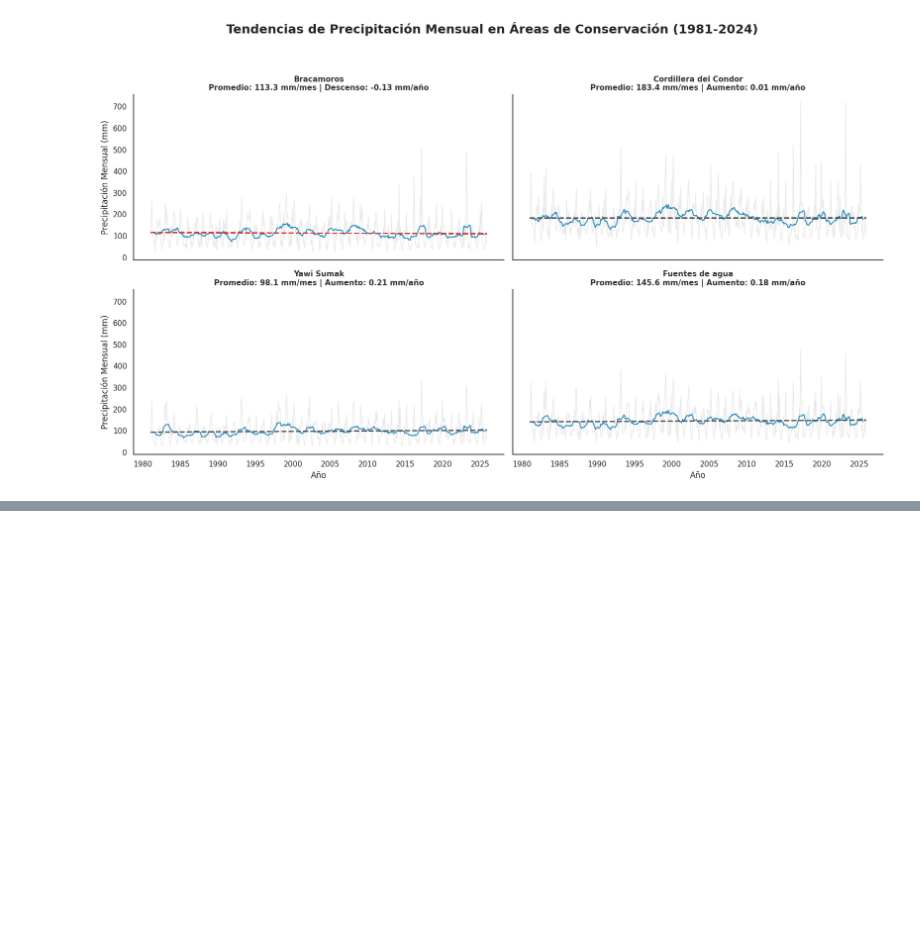
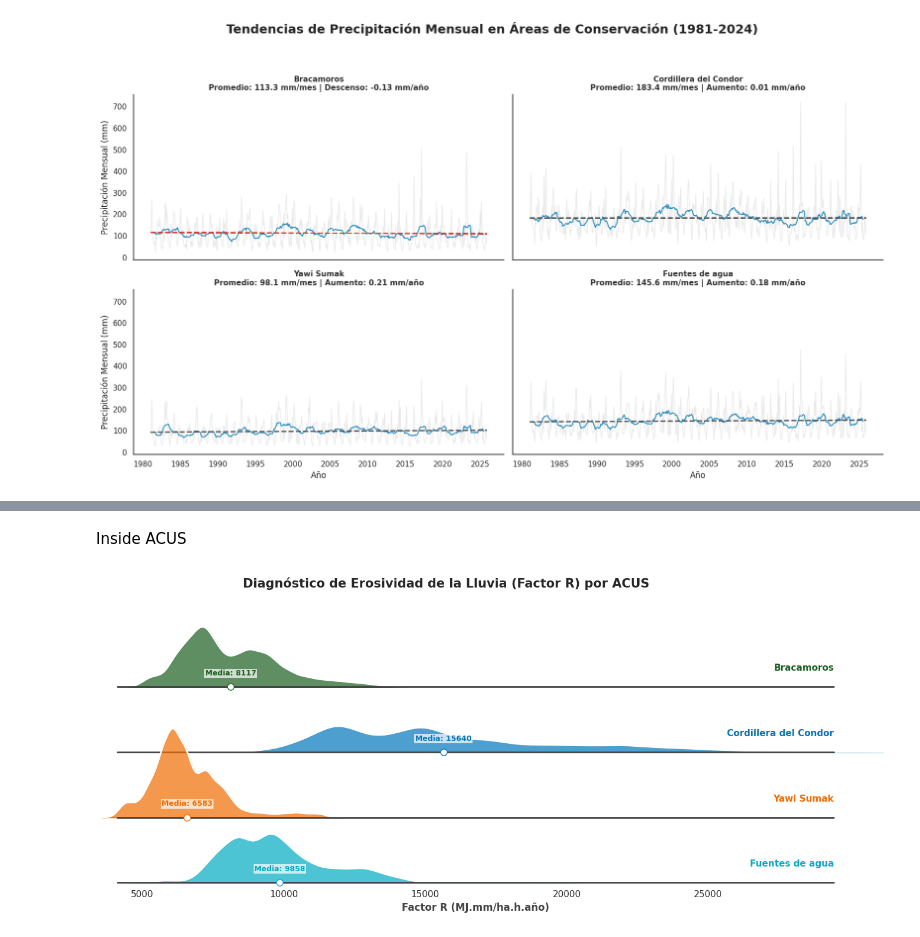
Before and after one commit to daningMontano/ACUS_ECOSYSTEM_FUNCTION_ZCH, a Jupyter notebook: Notebooks/Init_biophysical_charact/1_Base_line.ipynb, the cells around one changed output, grey strips where cells are left out. Drawn from its saved outputs; the diff is of its cells as text; code cells hidden in the pictures; blank space fills up the shorter version.

```diff
--- a/Notebooks/Init_biophysical_charact/1_Base_line.ipynb
+++ b/Notebooks/Init_biophysical_charact/1_Base_line.ipynb
@@ -1188,0 +1596,71 @@ plt.show()
+# %% [markdown]
+Inside ACUS
+# %%
+# --- VISUALIZACIÓN DEL FACTOR R POR ACUS (RIDGELINE PLOT) ---
+
+# 1. Extracción de datos (Ya realizado en df_r_plot)
+# Aseguramos que los datos estén cargados si se ejecuta de nuevo la celda
+nombres_categorias = acus.aggregate_array('Nombre').distinct().getInfo()
+all_r_data = []
+
+for nombre in nombres_categorias:
+    subset = acus.filter(ee.Filter.eq('Nombre', nombre))
+    dict_values = r_factor.reduceRegion(
+        reducer=ee.Reducer.toList(),
+        geometry=subset.geometry(),
+        scale=1000,
+        maxPixels=1e8
+    ).getInfo()
+
+    values_list = dict_values.get('R_Factor')
+    if values_list:
+        df_temp = pd.DataFrame({'R_Factor': values_list, 'ACUS': nombre})
+        all_r_data.append(df_temp)
+
+df_r_plot = pd.concat(all_r_data, ignore_index=True)
+
+# 2. Configuración estética del Ridgeline Plot
+sns.set_theme(style="white", rc={"axes.facecolor": (0, 0, 0, 0)})
+custom_colors = ['#1B5E20', '#0277BD', '#EF6C00', '#00ACC1']
+
+# Crear el FacetGrid usando la paleta personalizada
+g = sns.FacetGrid(df_r_plot, row="ACUS", hue="ACUS", aspect=9, height=1.5, palette=custom_colors)
+
+# Mapear las densidades (KDE)
+g.map(sns.kdeplot, "R_Factor", bw_adjust=.6, clip_on=False, fill=True, alpha=0.7, linewidth=1.5)
+g.map(sns.kdeplot, "R_Factor", clip_on=False, color="white", lw=2, bw_adjust=.6)
+g.map(plt.axhline, y=0, lw=2, clip_on=False, color="#444444")
+
+# 3. Función de etiquetado para las ACUS y estadísticas (Nombres a la derecha)
+def annotate_r_factor(x, color, label):
+    ax = plt.gca()
+    curr_mean = x.mean()
+
+    # Nombre de la ACUS a la derecha
+    ax.text(1, 0.2, label, fontweight="bold", color=color,
+            ha="right", va="center", transform=ax.transAxes, fontsize=11)
+
+    # Punto de la media
+    ax.plot([curr_mean], [0], marker='o', color='white', markeredgecolor=color,
+            markersize=8, zorder=10, clip_on=False)
+
+    # Etiqueta de la media
+    ax.text(curr_mean, 0.00005, f'Media: {int(curr_mean)}', color=color, fontweight='bold',
+            ha="center", va="bottom", fontsize=9,
+            bbox=dict(facecolor='white', alpha=0.7, edgecolor='none', pad=1))
+
+g.map(annotate_r_factor, "R_Factor")
+
+# 4. Refinamiento final
+g.fig.subplots_adjust(hspace=-.3)
+g.set_titles("")
+g.set(yticks=[], ylabel="", xlim=(df_r_plot['R_Factor'].min(), df_r_plot['R_Factor'].max()))
+g.despine(bottom=True, left=True)
+
+plt.xlabel("Factor R (MJ.mm/ha.h.año)", fontsize=12, fontweight='bold', color='#444444')
+plt.suptitle('Diagnóstico de Erosividad de la Lluvia (Factor R) por ACUS',
+             fontsize=15, fontweight='bold', y=0.98)
+
+plt.show()
+# %% [output]
+[figure, added]
```
Also changed, not shown: parts of 11 cells of this notebook.
